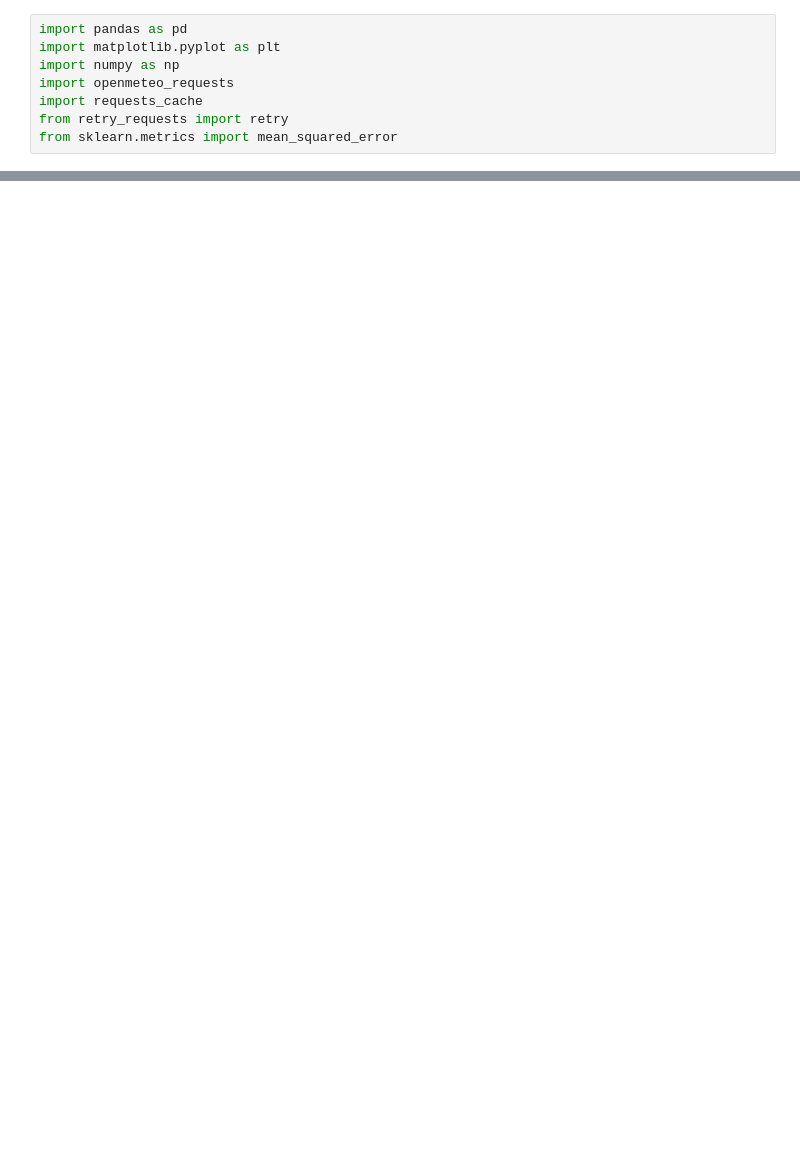
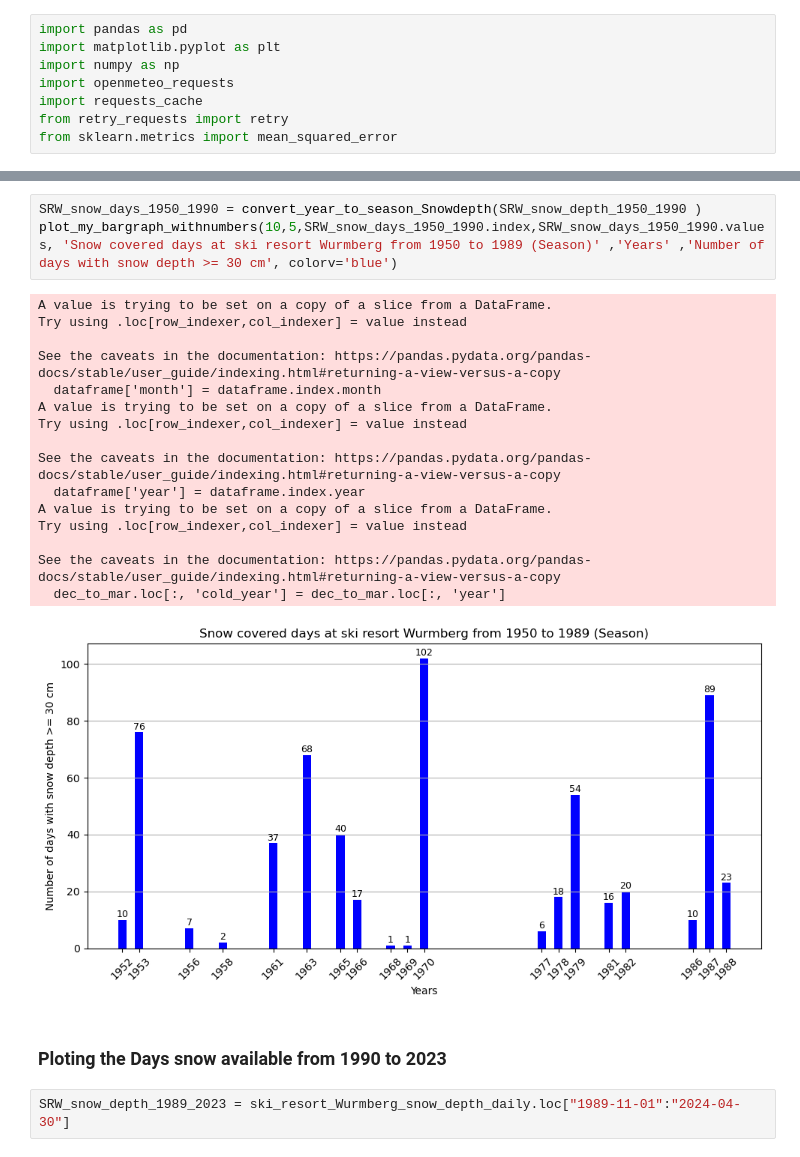
Before and after one commit to jaineshk/CCA_Harz_Project_2025, a Jupyter notebook: Analysis_on_snow_resort.ipynb, the cells around one changed output, grey strips where cells are left out. Drawn from its saved outputs; the diff is of its cells as text; blank space fills up the shorter version.

```diff
--- a/Analysis_on_snow_resort.ipynb
+++ b/Analysis_on_snow_resort.ipynb
@@ -120,0 +187,24 @@ def plot_my_bargraph_withnumbers(length:int,breath:int,xaxis,yaxis,title:str,xla
+# %%
+SRW_snow_days_1950_1990 = convert_year_to_season_Snowdepth(SRW_snow_depth_1950_1990 )
+plot_my_bargraph_withnumbers(10,5,SRW_snow_days_1950_1990.index,SRW_snow_days_1950_1990.values, 'Snow covered days at ski resort Wurmberg from 1950 to 1989 (Season)' ,'Years' ,'Number of days with snow depth >= 30 cm', colorv='blue')
+# %% [output]
+A value is trying to be set on a copy of a slice from a DataFrame.
+Try using .loc[row_indexer,col_indexer] = value instead
+
+See the caveats in the documentation: https://pandas.pydata.org/pandas-docs/stable/user_guide/indexing.html#returning-a-view-versus-a-copy
+  dataframe['month'] = dataframe.index.month
+A value is trying to be set on a copy of a slice from a DataFrame.
+Try using .loc[row_indexer,col_indexer] = value instead
+
+See the caveats in the documentation: https://pandas.pydata.org/pandas-docs/stable/user_guide/indexing.html#returning-a-view-versus-a-copy
+  dataframe['year'] = dataframe.index.year
+A value is trying to be set on a copy of a slice from a DataFrame.
+Try using .loc[row_indexer,col_indexer] = value instead
+
+See the caveats in the documentation: https://pandas.pydata.org/pandas-docs/stable/user_guide/indexing.html#returning-a-view-versus-a-copy
+  dec_to_mar.loc[:, 'cold_year'] = dec_to_mar.loc[:, 'year']
+[figure, added]
+# %% [markdown]
+### Ploting the Days snow available from 1990 to 2023
+# %%
+SRW_snow_depth_1989_2023 = ski_resort_Wurmberg_snow_depth_daily.loc["1989-11-01":"2024-04-30"]
```
Also changed, not shown: parts of 14 cells of this notebook, 2 other files.
